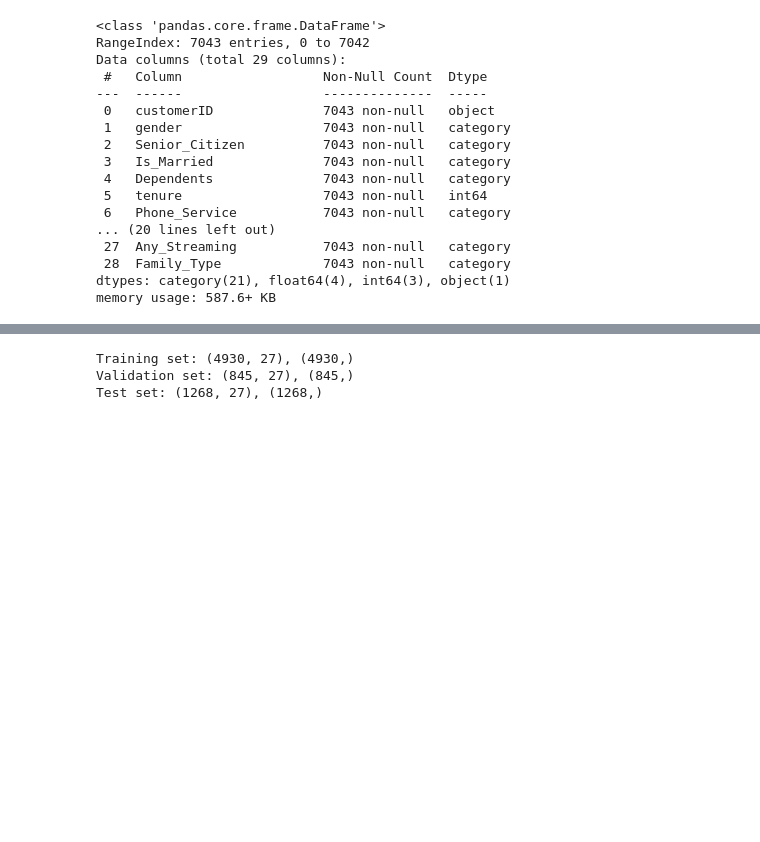
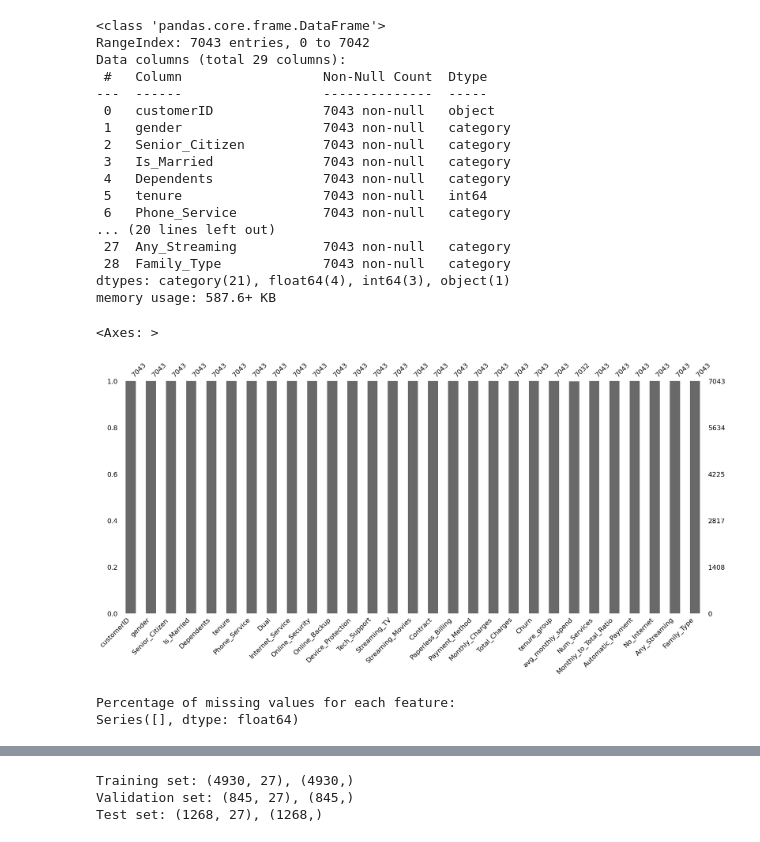
Before and after one commit to arwa-5aled/TelecomChurnUseCase, a Jupyter notebook: notebooks/modeling.ipynb, the cells around one changed output, grey strips where cells are left out. Saved outputs shown, nothing was run; the diff lists cells and outputs as text; code cells hidden in the pictures; blank space fills up the shorter version.

```diff
--- a/notebooks/modeling.ipynb
+++ b/notebooks/modeling.ipynb
@@ -22,14 +22,19 @@ le = LabelEncoder()
 # %% [markdown]
 Create new features
 # %%
-tenure_group = pd.cut(df['tenure'], bins=[0, 12, 24, 48, 60, 72], labels=['0-12','13-24','25-48','49-60','61-72'])
+tenure_group = pd.cut(df['tenure'], bins=[0, 12, 24, 48, 60, 72], labels=['0-12','13-24','25-48','49-60','61-72'] , include_lowest=True)
 df['tenure_group'] = tenure_group
 # %%
-avg_monthly_spend = df['Total_Charges'] / df['tenure']
-df['avg_monthly_spend'] = avg_monthly_spend
+df['avg_monthly_spend'] = df['Total_Charges'] / df['tenure']
+df['avg_monthly_spend'] = df['avg_monthly_spend'].replace([np.inf, -np.inf], 0)
+df['avg_monthly_spend'] = df['avg_monthly_spend'].fillna(0)
 # %%
 df['Num_Services'] = df[['Phone_Service','Internet_Service','Online_Security','Online_Backup',
                          'Device_Protection','Tech_Support','Streaming_TV','Streaming_Movies']].apply(lambda x: sum(x=='Yes'), axis=1)
+# %%
+df['Monthly_to_Total_Ratio'] = df['Monthly_Charges'] / df['Total_Charges']
+df['Monthly_to_Total_Ratio'] = df['Monthly_to_Total_Ratio'].replace([np.inf, -np.inf], 0)
+df['Monthly_to_Total_Ratio'] = df['Monthly_to_Total_Ratio'].fillna(0)
 # %%
 df['Monthly_to_Total_Ratio'] = df['Monthly_Charges'] / df['Total_Charges']
 # %%
@@ -266,0 +245,13 @@ preprocessor = ColumnTransformer(
+# %%
+msno.bar(df)
+# %% [output]
+<Axes: >
+[figure, added]
+# %%
+missing_percentages = df.isnull().mean() * 100
+
+print("Percentage of missing values for each feature:")
+print(missing_percentages[missing_percentages > 0])
+# %% [output]
+Percentage of missing values for each feature:
+Series([], dtype: float64)
```
Also changed, not shown: parts of 10 cells of this notebook.
